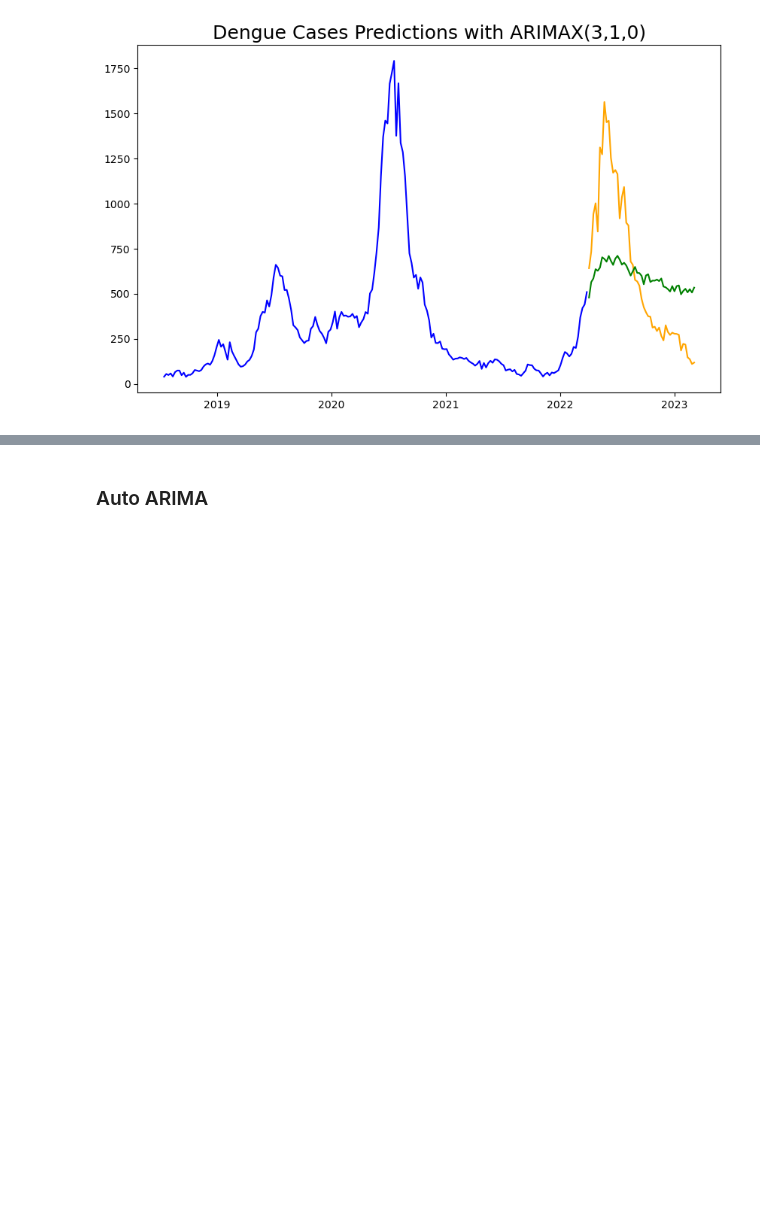
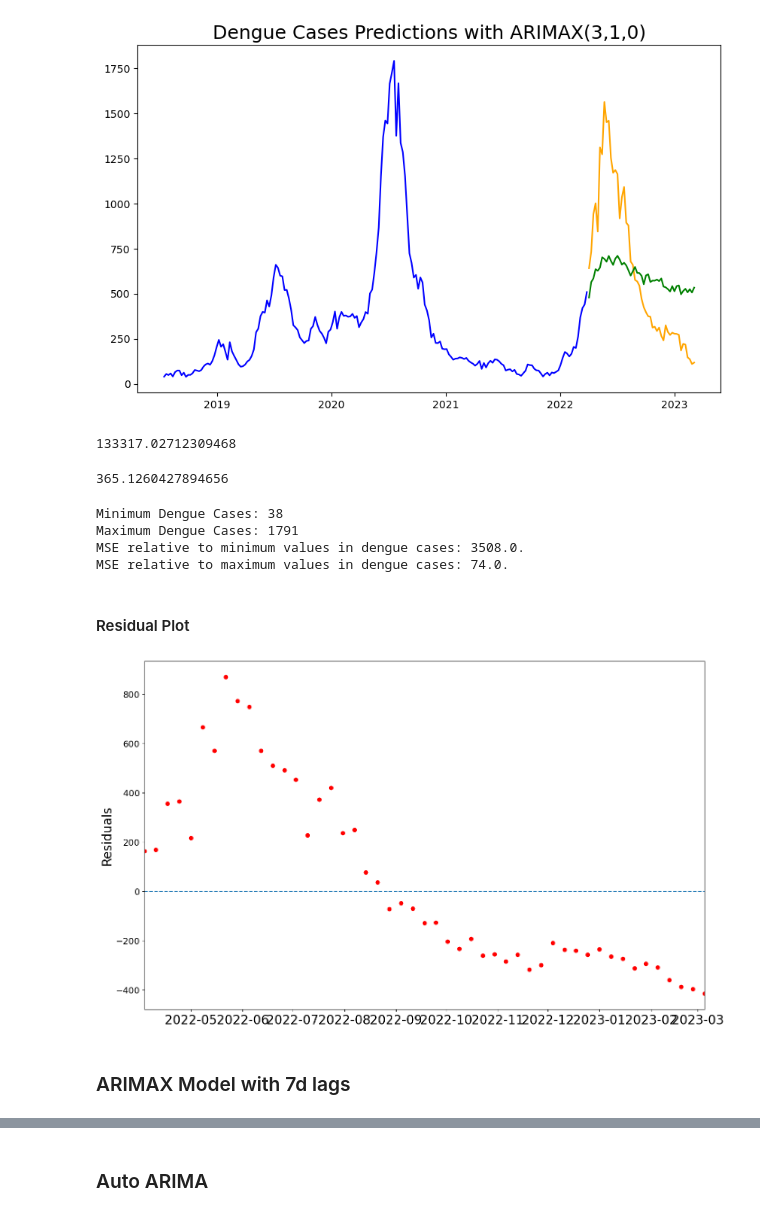
Before and after one commit to sherenaLIM/Predictive-Model-for-Dengue-Forked, a Jupyter notebook: code/prediction_model_sunil.ipynb, the cells around one changed output, grey strips where cells are left out. Saved outputs shown, nothing was run; the diff lists cells and outputs as text; code cells hidden in the pictures; blank space fills up the shorter version.

```diff
--- a/code/prediction_model_sunil.ipynb
+++ b/code/prediction_model_sunil.ipynb
@@ -408,13 +493,10 @@ exogenous_features_14d = ['denv_1', 'denv_2', 'denv_3', 'denv_4',
 # %%
 # Instantiate best model.
-arimax = ARIMA(endog=train2['dengue_cases'], order=(3, 1, 0),
+arimax3 = ARIMA(endog=train2['dengue_cases'], order=(3, 1, 0),
                exog=train2[exogenous_features])
 
 # Fit ARIMA model.
-model_3 = arimax.fit()
+model_3 = arimax3.fit()
 
 # Generate predictions based on test set.
-#preds = model.predict(start=test.index[0], end = test.index[-1])
-# Start at 196 instead of 195 because we took difference = 1
 preds3 = model_3.predict(start=194, end=242, exog=test2[exogenous_features])
-# with exogenous_features, use start = 194 and end = 242
@@ -435,3 +535,53 @@ plt.title(label = 'Dengue Cases Predictions with ARIMAX(3,1,0)', fontsize=18)
 plt.show();
 # %% [output]
 [figure]
+# %%
+# Evaluate the predictions MSE
+mean_squared_error(test2['dengue_cases'], preds3)
+# %% [output]
+133317.02712309468
+# %%
+# Evaluate the predictions with mean error
+mean_squared_error(test2['dengue_cases'], preds3, squared=False)
+# %% [output]
+365.1260427894656
+# %%
+# Evaluation of the model
+error = round(mean_squared_error(test2['dengue_cases'], preds3, squared=True), 0)
+print(f'Minimum Dengue Cases: {round(data["dengue_cases"].min(),0)}')
+print(f'Maximum Dengue Cases: {round(data["dengue_cases"].max(),0)}')
+
+print(f'MSE relative to minimum values in dengue cases: {round(error / data["dengue_cases"].min(),0)}.')
+print(f'MSE relative to maximum values in dengue cases: {round(error / data["dengue_cases"].max(),0)}.')
+# %% [output]
+Minimum Dengue Cases: 38
+Maximum Dengue Cases: 1791
+MSE relative to minimum values in dengue cases: 3508.0.
+MSE relative to maximum values in dengue cases: 74.0.
+# %% [markdown]
+#### Residual Plot
+# %%
+# Set figure size.
+plt.figure(figsize=(16,10))
+
+# Calculate residuals.
+resids = test2['dengue_cases'].values - preds3.values
+
+# Generate scatterplot of residuals.
+plt.scatter(test2['dengue_cases'].index, resids, c ='red')
+
+# Plot baseline at y=0.
+plt.hlines(y = 0,
+           xmin = test2['dengue_cases'].index.min(),
+           xmax = test2['dengue_cases'].index.max(),
+           linestyles = '--')
+
+# Set labels and axes.
+plt.xticks(fontsize=20)
+plt.xlim(test2['dengue_cases'].index.min(), test2['dengue_cases'].index.max())
+plt.yticks(fontsize=14)
+plt.ylabel('Residuals', fontsize = 20);
+# %% [output]
+[figure, added]
+# %% [markdown]
+### ARIMAX Model with 7d lags
```
Also changed, not shown: parts of 59 cells of this notebook.
